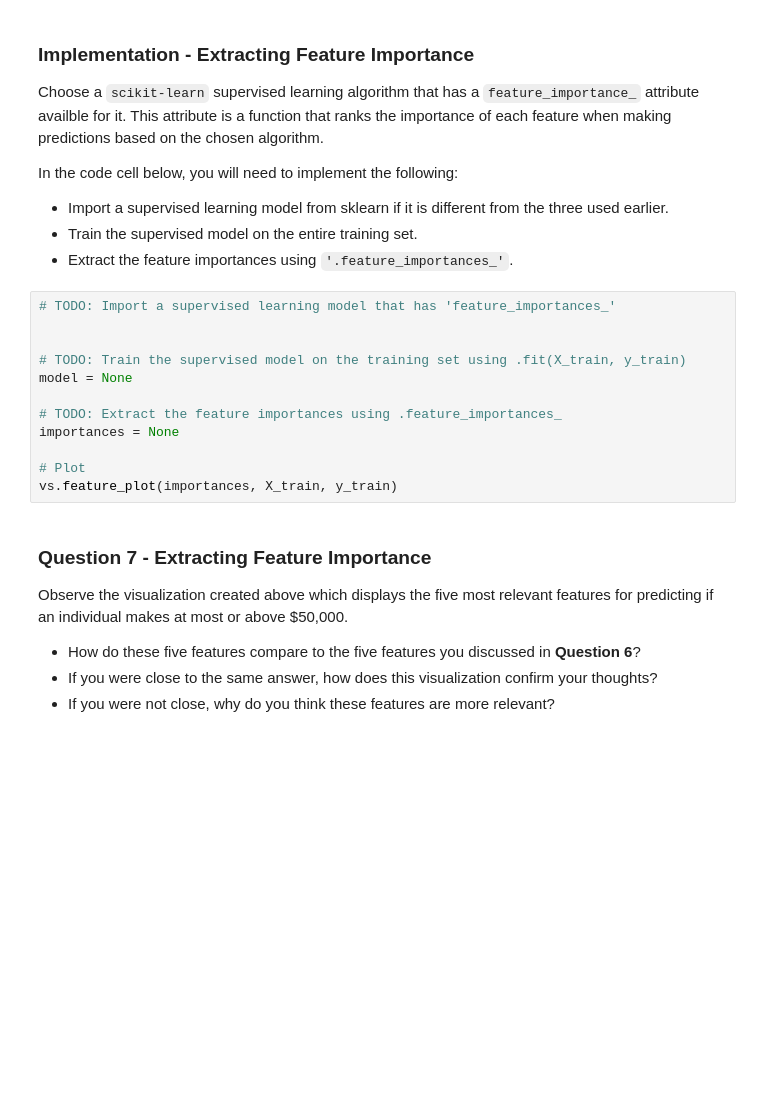
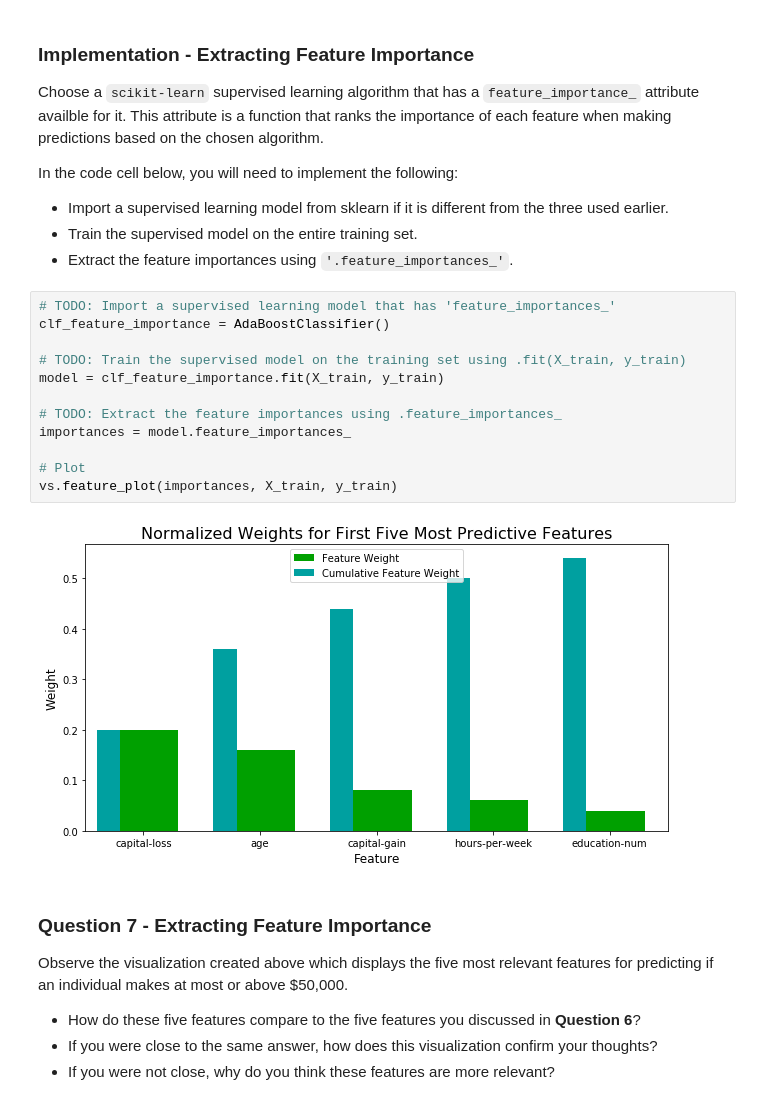
Before and after one commit to lucas-mv/charity-ml-finding-donors, a Jupyter notebook: finding_donors.ipynb, the cells around one changed output. Cells and saved outputs as stored; diff of their text form; blank space fills up the shorter version.

```diff
--- a/finding_donors.ipynb
+++ b/finding_donors.ipynb
@@ -603,16 +631,18 @@ In the code cell below, you will need to implement the following:
  - Extract the feature importances using `'.feature_importances_'`.
 # %%
 # TODO: Import a supervised learning model that has 'feature_importances_'
-
+clf_feature_importance = AdaBoostClassifier()
 
 # TODO: Train the supervised model on the training set using .fit(X_train, y_train)
-model = None
+model = clf_feature_importance.fit(X_train, y_train)
 
 # TODO: Extract the feature importances using .feature_importances_
-importances = None
+importances = model.feature_importances_
 
 # Plot
 vs.feature_plot(importances, X_train, y_train)
+# %% [output]
+[figure, added]
 # %% [markdown]
 ### Question 7 - Extracting Feature Importance
 
```
Also changed, not shown: parts of 12 cells of this notebook, 1 other file.
